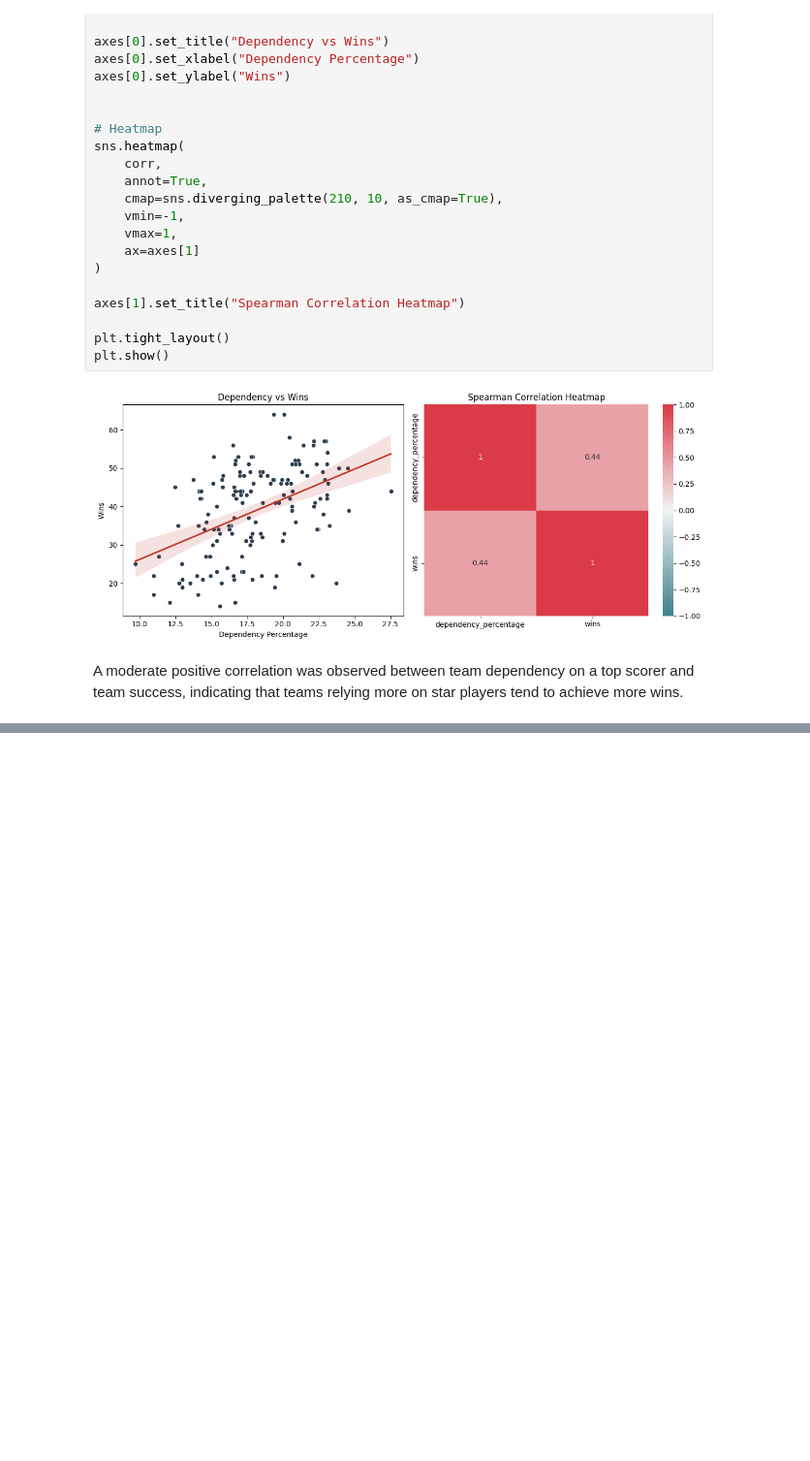
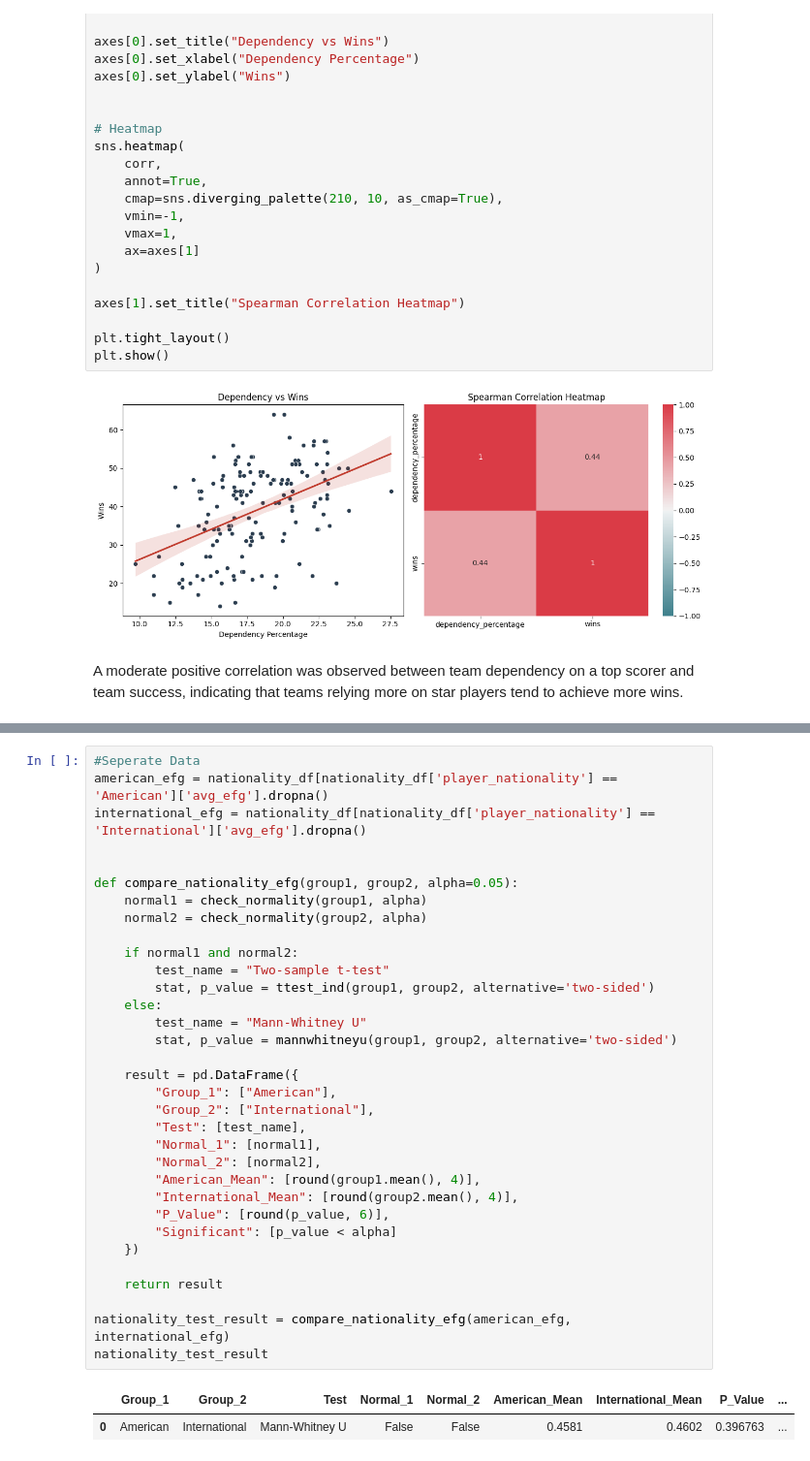
Before and after one commit to SadeghMahmoudAbadi/Basketball-Data-Analysis, a Jupyter notebook: analysis.ipynb, the cells around one changed output, grey strips where cells are left out. Shown at 97% size. Cells and saved outputs as stored; diff of their text form; blank space fills up the shorter version.

```diff
--- a/analysis.ipynb
+++ b/analysis.ipynb
@@ -806,0 +848,36 @@ A moderate positive correlation was observed between team dependency on a top sc
+# %%
+#Seperate Data
+american_efg = nationality_df[nationality_df['player_nationality'] == 'American']['avg_efg'].dropna()
+international_efg = nationality_df[nationality_df['player_nationality'] == 'International']['avg_efg'].dropna()
+
+
+def compare_nationality_efg(group1, group2, alpha=0.05):
+    normal1 = check_normality(group1, alpha)
+    normal2 = check_normality(group2, alpha)
+
+    if normal1 and normal2:
+        test_name = "Two-sample t-test"
+        stat, p_value = ttest_ind(group1, group2, alternative='two-sided')
+    else:
+        test_name = "Mann-Whitney U"
+        stat, p_value = mannwhitneyu(group1, group2, alternative='two-sided')
+
+    result = pd.DataFrame({
+        "Group_1": ["American"],
+        "Group_2": ["International"],
+        "Test": [test_name],
+        "Normal_1": [normal1],
+        "Normal_2": [normal2],
+        "American_Mean": [round(group1.mean(), 4)],
+        "International_Mean": [round(group2.mean(), 4)],
+        "P_Value": [round(p_value, 6)],
+        "Significant": [p_value < alpha]
+    })
+
+    return result
+
+nationality_test_result = compare_nationality_efg(american_efg, international_efg)
+nationality_test_result
+# %% [output]
+|  | Group_1 | Group_2 | Test | Normal_1 | Normal_2 | American_Mean | International_Mean | P_Value | ... |
+| 0 | American | International | Mann-Whitney U | False | False | 0.4581 | 0.4602 | 0.396763 | ... |
```
Also changed, not shown: parts of 7 cells of this notebook, 1 other file.
